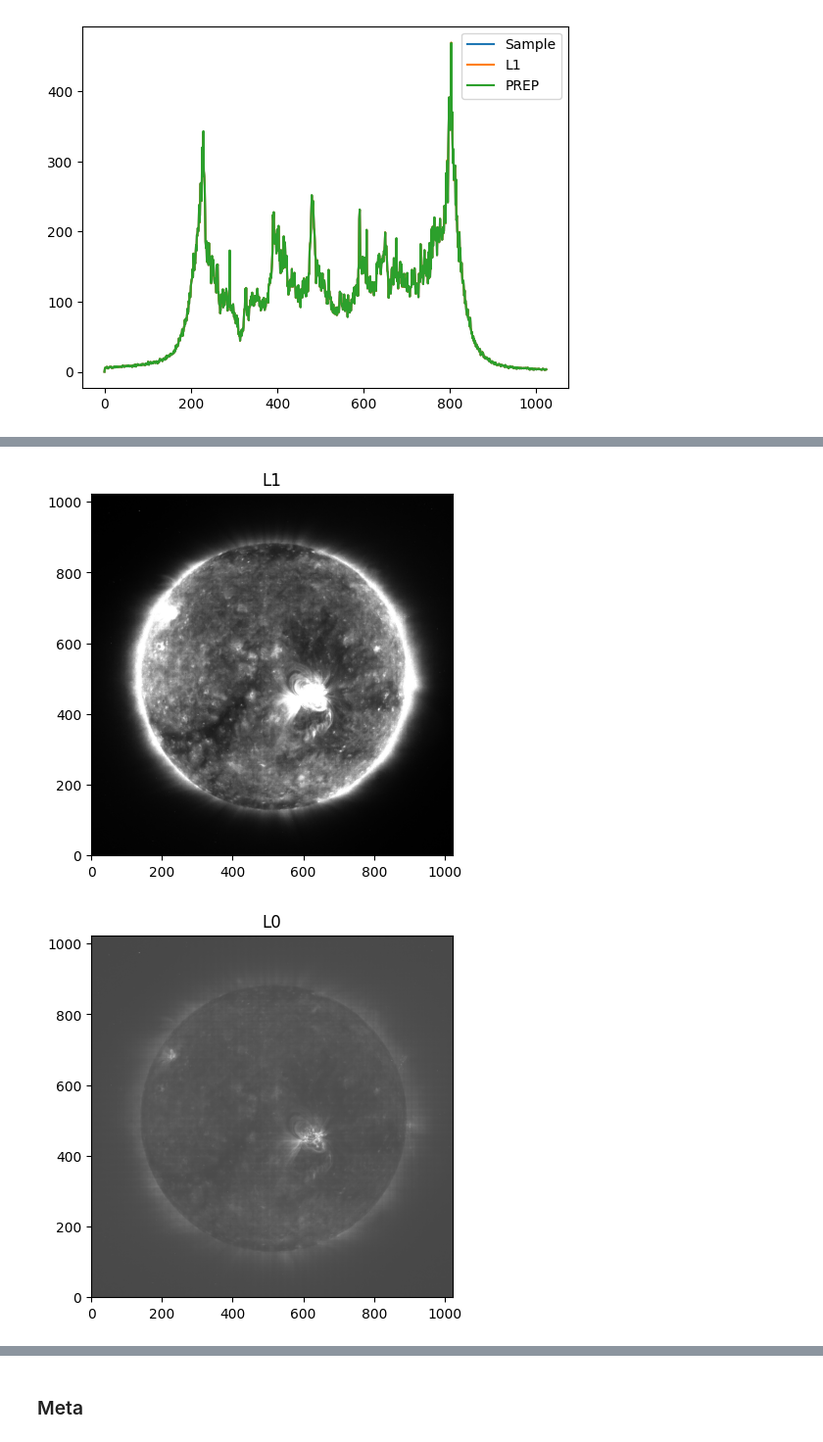
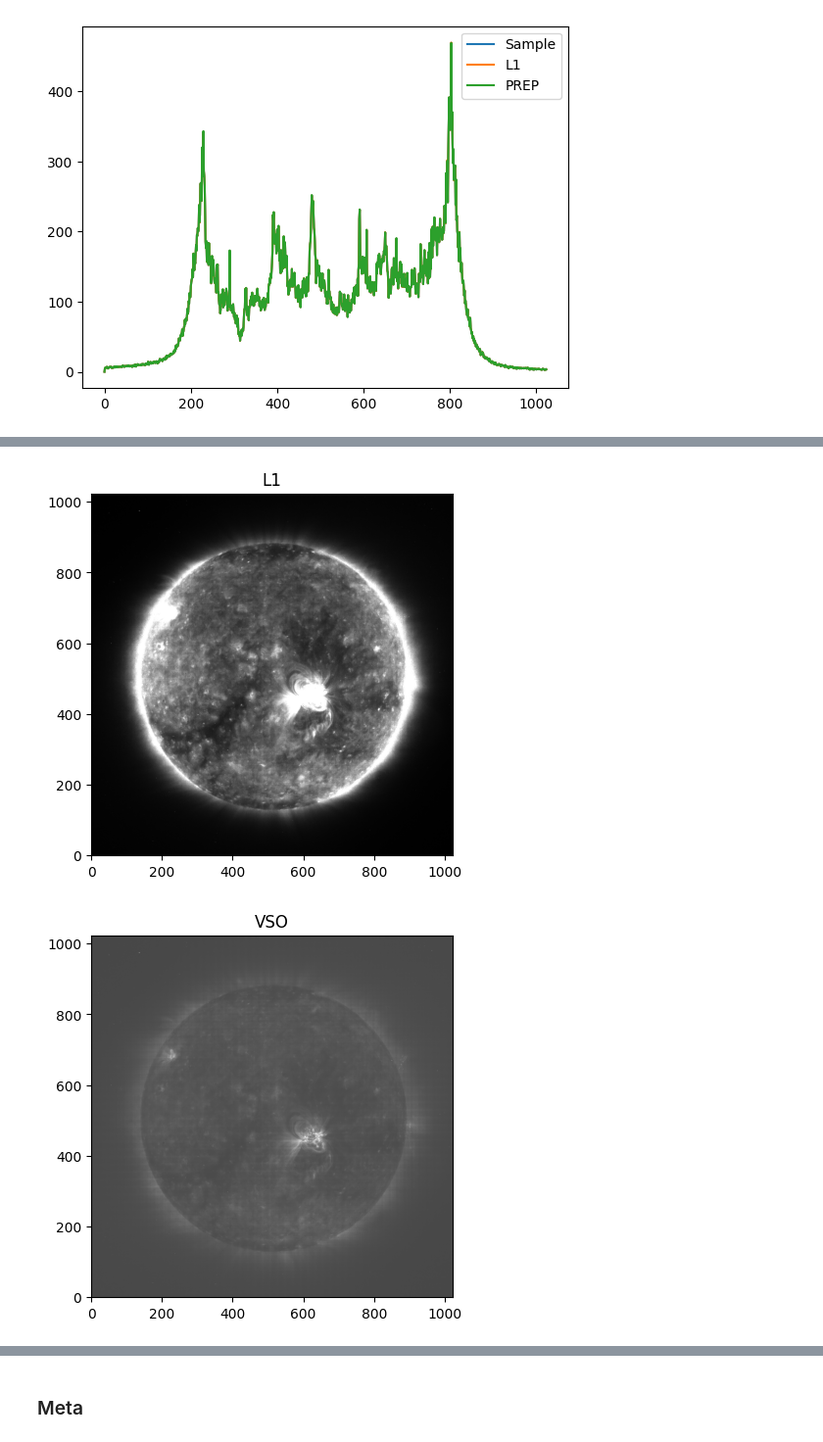
Before and after one commit to mgjeon/InstrumentToInstrument, a Jupyter notebook: examples/download/compare_soho_eit.ipynb, the cells around one changed output, grey strips where cells are left out. Shown at 98% size. Saved outputs shown, nothing was run; the diff lists cells and outputs as text; code cells hidden in the pictures.

Commit message:
update & add example for stereo, soho

```diff
--- a/examples/download/compare_soho_eit.ipynb
+++ b/examples/download/compare_soho_eit.ipynb
@@ -41,10 +41,10 @@ No Records Returned
 # %%
-# vso_f = Path("./compare/soho/171/efz20071213.070013")
+vso_f = Path("./compare/soho/171/efz20071213.070013")
 
-# if not vso_f.exists():
-#     Fido.fetch(res, path='./compare/soho/171')
+if not vso_f.exists():
+    Fido.fetch(res, path='./compare/soho/171')
 
-# vso_map = Map(vso_f)
-# print("DATE-OBS:", vso_map.meta["DATE-OBS"])
-# print("EXPTIME :", vso_map.meta["EXPTIME"])
-# print("BUNIT   :", vso_map.meta["BUNIT"])
+vso_map = Map(vso_f)
+print("DATE-OBS:", vso_map.meta["DATE-OBS"])
+print("EXPTIME :", vso_map.meta["EXPTIME"])
+print("BUNIT   :", vso_map.meta["BUNIT"])
@@ -239,21 +246,21 @@ plt.show()
 # %%
 plt.imshow(sample_map.data, cmap="gray", origin="lower", vmin=0, vmax=300)
 plt.title("Sample")
 plt.show()
 plt.imshow(prep_map.data[::-1, ::-1], cmap="gray", origin="lower", vmin=0, vmax=300)
 plt.title("PREP")
 plt.show()
 plt.imshow(map_l1.data, cmap="gray", origin="lower", vmin=0, vmax=300)
 plt.title("L1")
 plt.show()
+plt.imshow(vso_map.data[::-1, ::-1], cmap="gray", origin="lower", vmin=0, vmax=3000)
+plt.title("VSO")
+plt.show()
 plt.imshow(map_lz.data[::-1, ::-1], cmap="gray", origin="lower", vmin=0, vmax=3000)
 plt.title("L0")
 plt.show()
-# plt.imshow(vso_map.data[::-1, ::-1], cmap="gray", origin="lower", vmin=0, vmax=3000)
-# plt.title("VSO")
-# plt.show()
 # %% [output]
 [figure]
 [figure]
 [figure]
-[figure, old version]
+[figure, new version]
```
Also changed, not shown: parts of 12 cells of this notebook, 1 other file.
